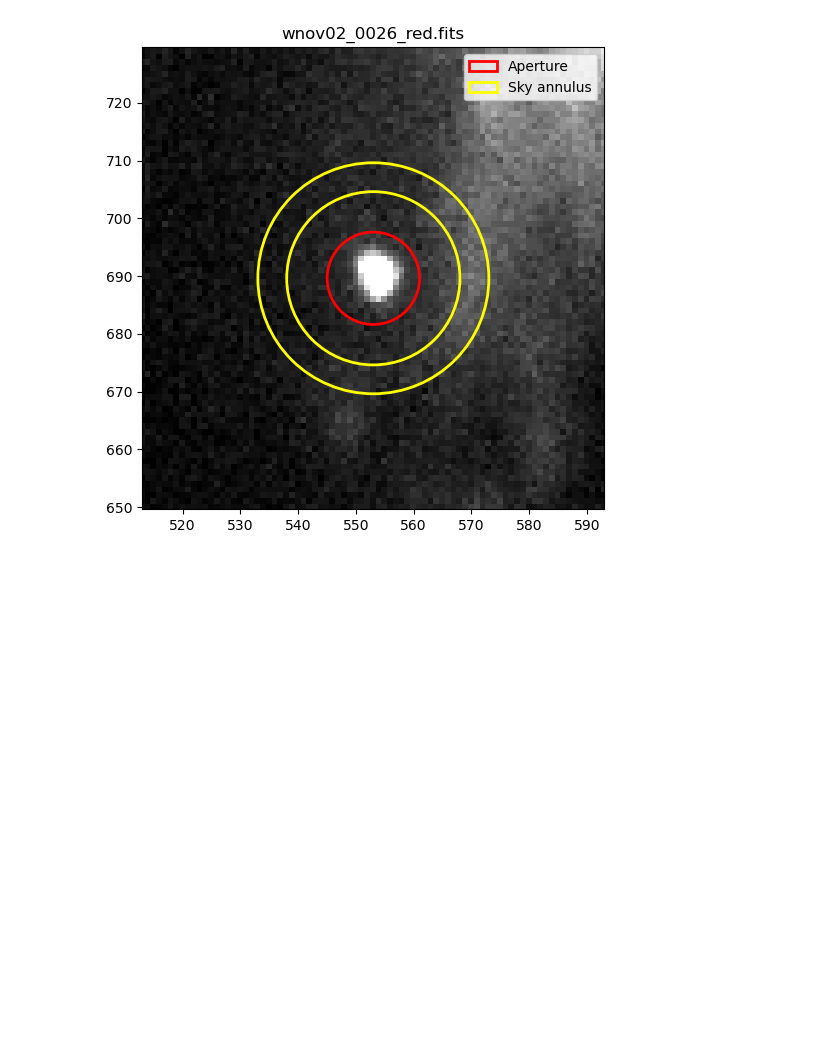
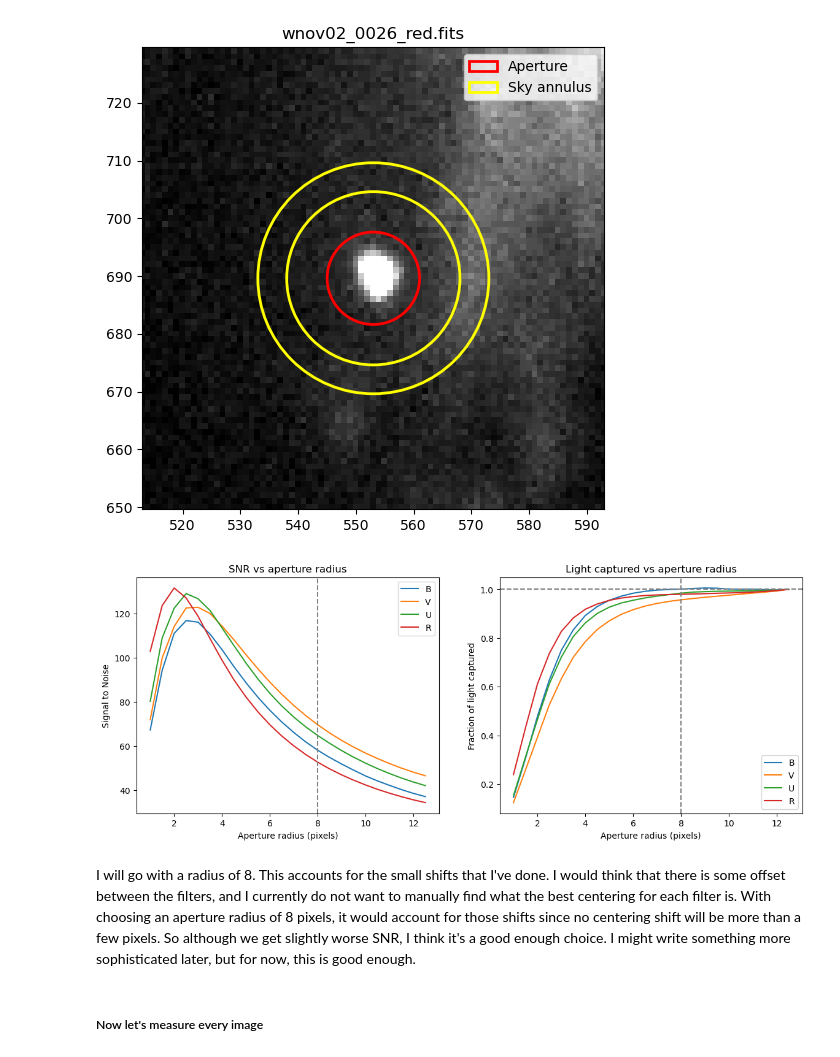
Before and after one commit to AaKavan/ASTR302_SLASH, a Jupyter notebook: nov_data_processing.ipynb, the cells around one changed output. Cells and saved outputs as stored; diff of their text form; code cells hidden in the pictures; blank space fills up the shorter version.

Commit message:
aperture photometry continued

```diff
--- a/nov_data_processing.ipynb
+++ b/nov_data_processing.ipynb
@@ -463,0 +514,40 @@ show_aperture(B_red[1], vmin=10, vmax=100, delta_x=2)
+# %%
+### Curve of growth for the first image of each filter (with my manual shifts)
+radii, snr_B, frac_B = curve_of_growth(B_red[0], delta_y=1)
+radii, snr_V, frac_V = curve_of_growth(V_red[0], delta_x=2)
+radii, snr_U, frac_U = curve_of_growth(U_red[0], delta_x=2)
+radii, snr_R, frac_R = curve_of_growth(R_red[0], delta_x=2)
+
+### plot them on one plot
+plt.figure(figsize=(14, 5))
+
+### Again, 121 stands for a 1 by 2's left block
+plt.subplot(121)
+plt.plot(radii, snr_B, label="B")
+plt.plot(radii, snr_V, label="V")
+plt.plot(radii, snr_U, label="U")
+plt.plot(radii, snr_R, label="R")
+plt.axvline(8, color="gray", linestyle="--")
+plt.xlabel("Aperture radius (pixels)")
+plt.ylabel("Signal to Noise")
+plt.title("SNR vs aperture radius")
+plt.legend()
+
+plt.subplot(122)
+plt.plot(radii, frac_B, label="B")
+plt.plot(radii, frac_V, label="V")
+plt.plot(radii, frac_U, label="U")
+plt.plot(radii, frac_R, label="R")
+plt.axvline(8, color="gray", linestyle="--")
+plt.axhline(1, color="gray", linestyle="--")
+plt.xlabel("Aperture radius (pixels)")
+plt.ylabel("Fraction of light captured")
+plt.title("Light captured vs aperture radius")
+plt.legend()
+plt.show()
+# %% [output]
+[figure, added]
+# %% [markdown]
+I will go with a radius of 8. This accounts for the small shifts that I've done. I would think that there is some offset between the filters, and I currently do not want to manually find what the best centering for each filter is. With choosing an aperture radius of 8 pixels, it would account for those shifts since no centering shift will be more than a few pixels. So although we get slightly worse SNR, I think it's a good enough choice. I might write something more sophisticated later, but for now, this is good enough.
+# %% [markdown]
+##### Now let's measure every image
```
Also changed, not shown: parts of 7 cells of this notebook.
